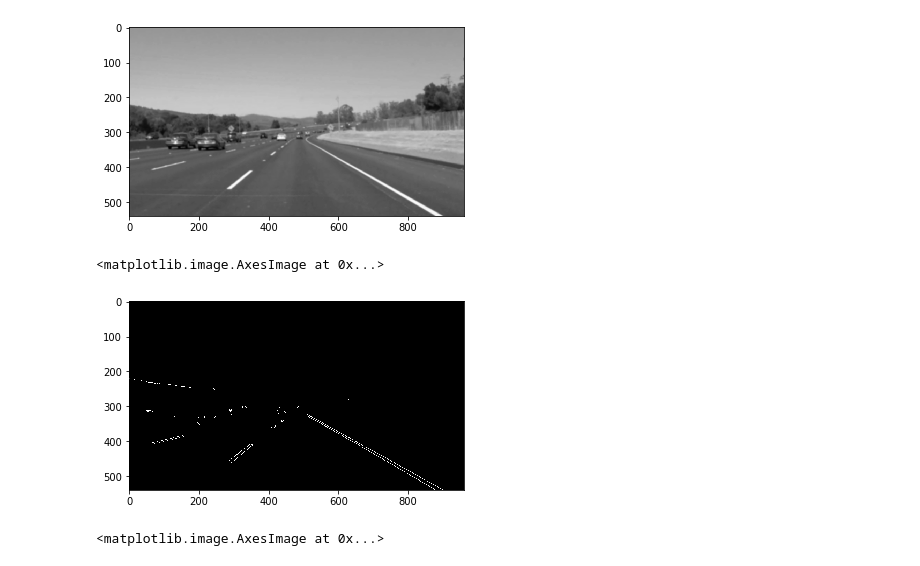
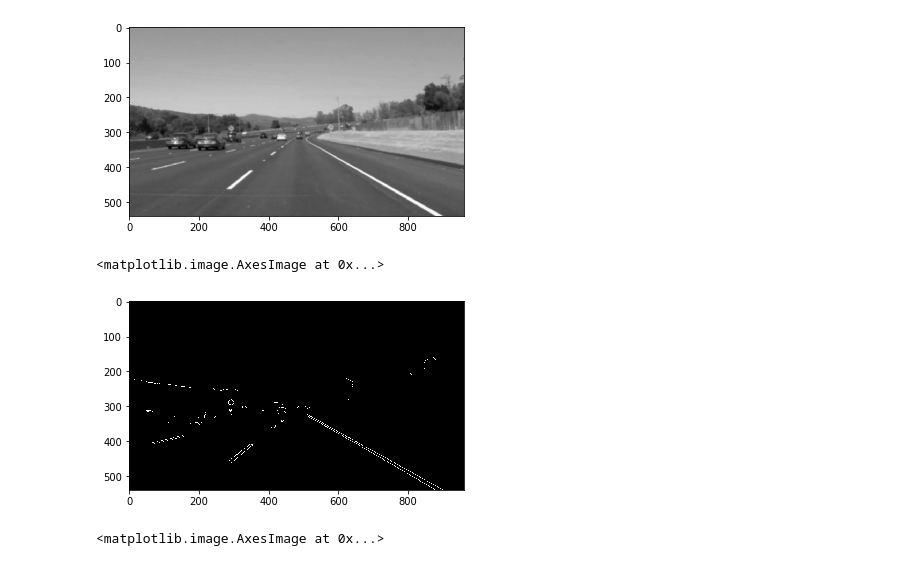
Before and after one commit to Goldob/CarND-LaneLines-P1, a Jupyter notebook: P1.ipynb, the cells around one changed output. Drawn from its saved outputs; the diff is of its cells as text; code cells hidden in the pictures.

```diff
--- a/P1.ipynb
+++ b/P1.ipynb
@@ -212,9 +242,9 @@ plt.imshow(blur, cmap='gray')
 <matplotlib.image.AxesImage at 0x...>
 [figure]
 # %%
-edges = canny(blur, 150, 250)
+edges = canny(blur, 150, 200)
 plt.imshow(edges, cmap='gray')
 # %% [output]
 <matplotlib.image.AxesImage at 0x...>
-[figure, old version]
+[figure, new version]
 # %%
```
Also changed, not shown: parts of 11 cells of this notebook.
